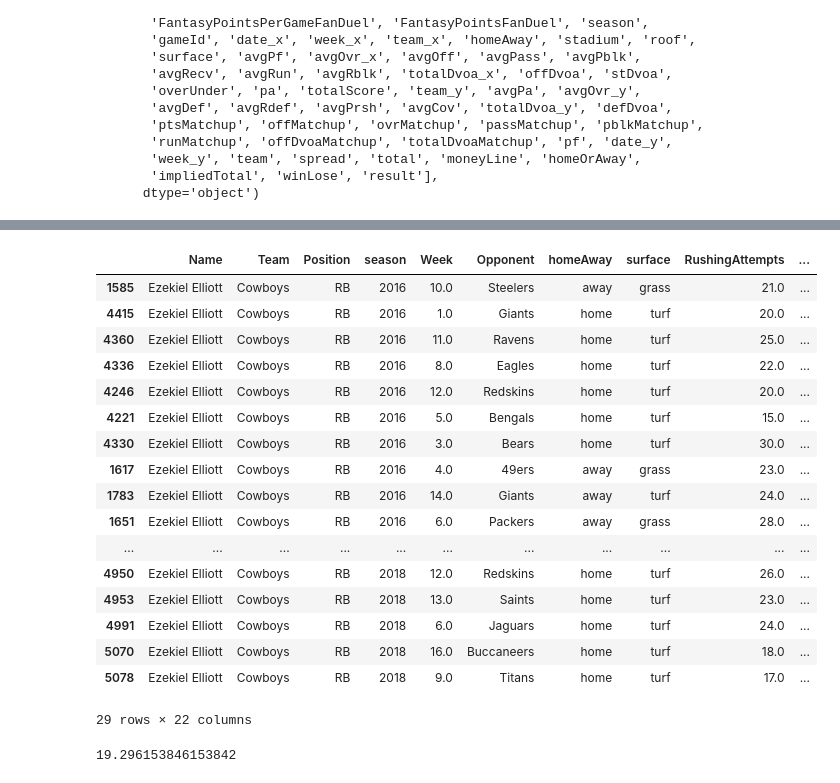
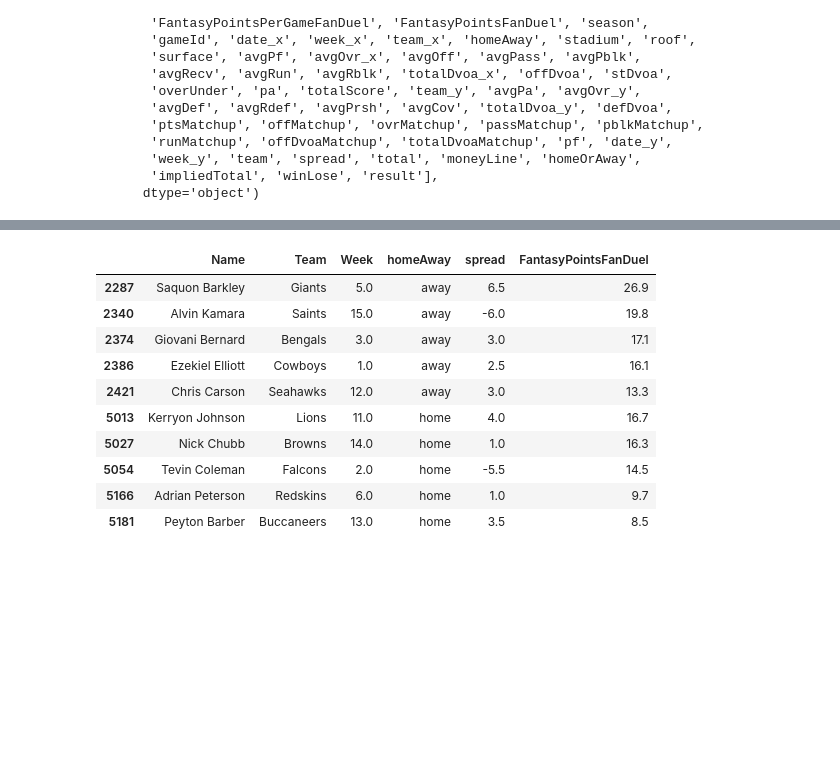
Before and after one commit to mries14/Springboard, a Jupyter notebook: Capstone2/RBDataSetup.ipynb, the cells around one changed output, grey strips where cells are left out. Saved outputs shown, nothing was run; the diff lists cells and outputs as text; code cells hidden in the pictures; blank space fills up the shorter version.

```diff
--- a/Capstone2/RBDataSetup.ipynb
+++ b/Capstone2/RBDataSetup.ipynb
@@ -256,24 +256,18 @@ corr.style.background_gradient(cmap='coolwarm')
 | impliedTotal | 0.0440102 | -0.0088824 | -0.0153784 | 0.0452155 | -0.139455 | 0.268456 | 0.604783 | 0.592577 | ... |
 | FantasyPointsFanDuel | 0.0128505 | -0.00031526 | 0.468893 | 0.30347 | -0.0294576 | 0.0517894 | 0.0959926 | 0.103131 | ... |
 # %%
-sb = newRbs[(newRbs['Name'] == 'Ezekiel Elliott')]
-sb[(sb['passMatchup'] >= 0) & ((sb['RushingAttempts'] + sb['ReceivingTargets']) > 16)].sort_values('season')# & (sb['homeAway'] == 'home')]
+sb = newRbs[(newRbs['Opponent'] == 'Panthers') & (newRbs['season'] == 2018)]
+sb = sb[(sb['RushingAttempts'] + sb['ReceivingTargets']) >= 16]
+sb[['Name','Team','Week','homeAway','spread','FantasyPointsFanDuel']]
 # %% [output]
-|  | Name | Team | Position | season | Week | Opponent | homeAway | surface | RushingAttempts | ... |
-| 1585 | Ezekiel Elliott | Cowboys | RB | 2016 | 10.0 | Steelers | away | grass | 21.0 | ... |
-| 4415 | Ezekiel Elliott | Cowboys | RB | 2016 | 1.0 | Giants | home | turf | 20.0 | ... |
-| 4360 | Ezekiel Elliott | Cowboys | RB | 2016 | 11.0 | Ravens | home | turf | 25.0 | ... |
-| 4336 | Ezekiel Elliott | Cowboys | RB | 2016 | 8.0 | Eagles | home | turf | 22.0 | ... |
-| 4246 | Ezekiel Elliott | Cowboys | RB | 2016 | 12.0 | Redskins | home | turf | 20.0 | ... |
-| 4221 | Ezekiel Elliott | Cowboys | RB | 2016 | 5.0 | Bengals | home | turf | 15.0 | ... |
-| 4330 | Ezekiel Elliott | Cowboys | RB | 2016 | 3.0 | Bears | home | turf | 30.0 | ... |
-| 1617 | Ezekiel Elliott | Cowboys | RB | 2016 | 4.0 | 49ers | away | grass | 23.0 | ... |
-| 1783 | Ezekiel Elliott | Cowboys | RB | 2016 | 14.0 | Giants | away | turf | 24.0 | ... |
-| 1651 | Ezekiel Elliott | Cowboys | RB | 2016 | 6.0 | Packers | away | grass | 28.0 | ... |
-| ... | ... | ... | ... | ... | ... | ... | ... | ... | ... | ... |
-| 4950 | Ezekiel Elliott | Cowboys | RB | 2018 | 12.0 | Redskins | home | turf | 26.0 | ... |
-| 4953 | Ezekiel Elliott | Cowboys | RB | 2018 | 13.0 | Saints | home | turf | 23.0 | ... |
-| 4991 | Ezekiel Elliott | Cowboys | RB | 2018 | 6.0 | Jaguars | home | turf | 24.0 | ... |
-| 5070 | Ezekiel Elliott | Cowboys | RB | 2018 | 16.0 | Buccaneers | home | turf | 18.0 | ... |
-| 5078 | Ezekiel Elliott | Cowboys | RB | 2018 | 9.0 | Titans | home | turf | 17.0 | ... |
+|  | Name | Team | Week | homeAway | spread | FantasyPointsFanDuel |
+| 2287 | Saquon Barkley | Giants | 5.0 | away | 6.5 | 26.9 |
+| 2340 | Alvin Kamara | Saints | 15.0 | away | -6.0 | 19.8 |
+| 2374 | Giovani Bernard | Bengals | 3.0 | away | 3.0 | 17.1 |
+| 2386 | Ezekiel Elliott | Cowboys | 1.0 | away | 2.5 | 16.1 |
+| 2421 | Chris Carson | Seahawks | 12.0 | away | 3.0 | 13.3 |
+| 5013 | Kerryon Johnson | Lions | 11.0 | home | 4.0 | 16.7 |
+| 5027 | Nick Chubb | Browns | 14.0 | home | 1.0 | 16.3 |
+| 5054 | Tevin Coleman | Falcons | 2.0 | home | -5.5 | 14.5 |
+| 5166 | Adrian Peterson | Redskins | 6.0 | home | 1.0 | 9.7 |
+| 5181 | Peyton Barber | Buccaneers | 13.0 | home | 3.5 | 8.5 |
-29 rows × 22 columns
@@ -282,4 +273,0 @@ carson = sb[(sb['spread'] < 0) & (sb['homeAway'] == 'home') & ((sb['RushingAttem
-# %%
-np.mean(sb[(sb['spread'] < 0) & ((sb['RushingAttempts'] + sb['ReceivingTargets']) > 16)]['FantasyPointsFanDuel'])
-# %% [output]
-19.296153846153842
```
Also changed, not shown: parts of 21 cells of this notebook, 9 other files.
